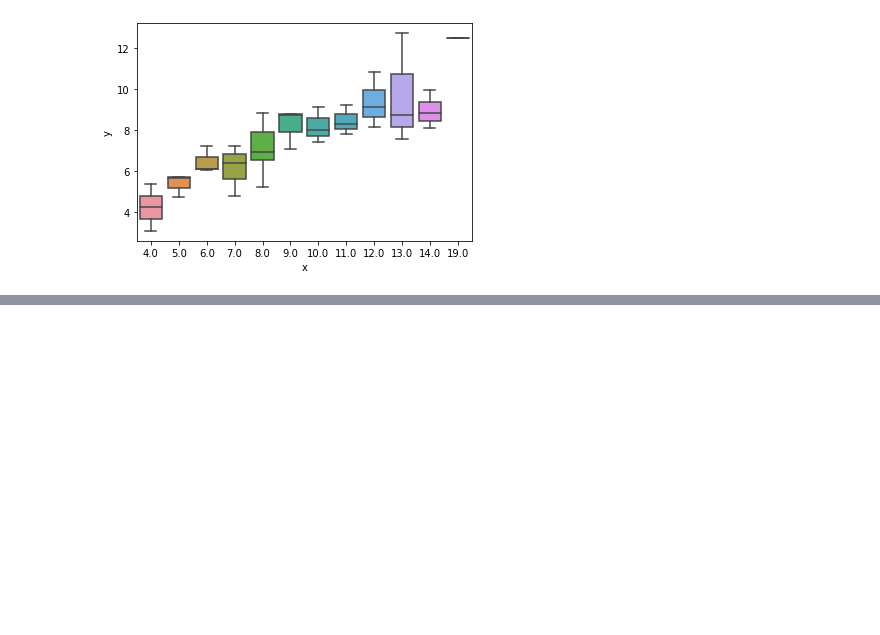
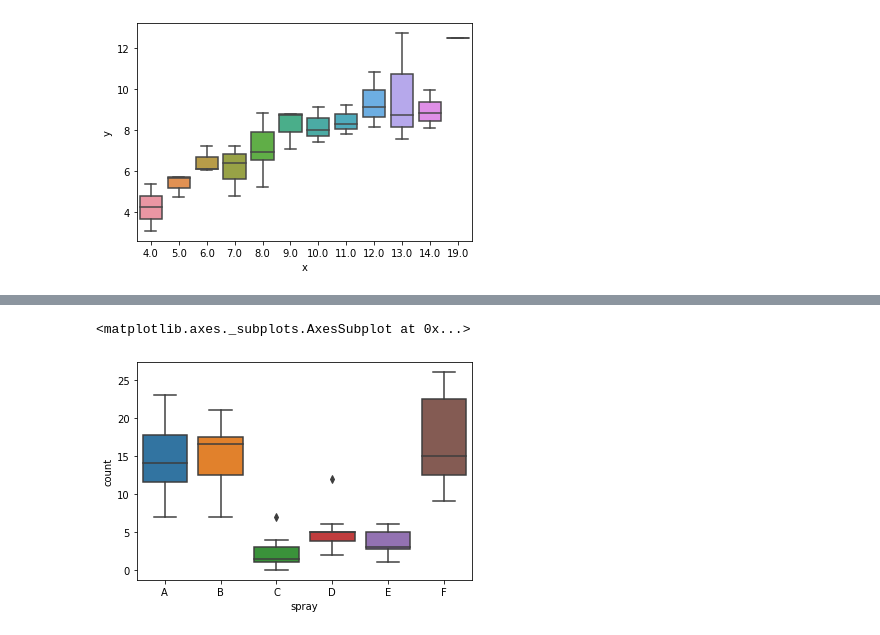
Before and after one commit to nickjoseph210/PythonExercises, a Jupyter notebook: 4.8.5_seaborn_exercises.ipynb, the cells around one changed output, grey strips where cells are left out. Saved outputs shown, nothing was run; the diff lists cells and outputs as text; code cells hidden in the pictures; blank space fills up the shorter version.

```diff
--- a/4.8.5_seaborn_exercises.ipynb
+++ b/4.8.5_seaborn_exercises.ipynb
@@ -126,0 +152,9 @@ insect_sprays.head()
+# %%
+# Boxplot the effectiveness of the different sprays
+
+sns.boxplot(data=insect_sprays, x='spray', y='count')
+
+# shows A, B, and F are better sprays than C, D, and E, and the actual data verifies that
+# %% [output]
+<matplotlib.axes._subplots.AxesSubplot at 0x...>
+[figure, added]
```
Also changed, not shown: parts of 14 cells of this notebook.
